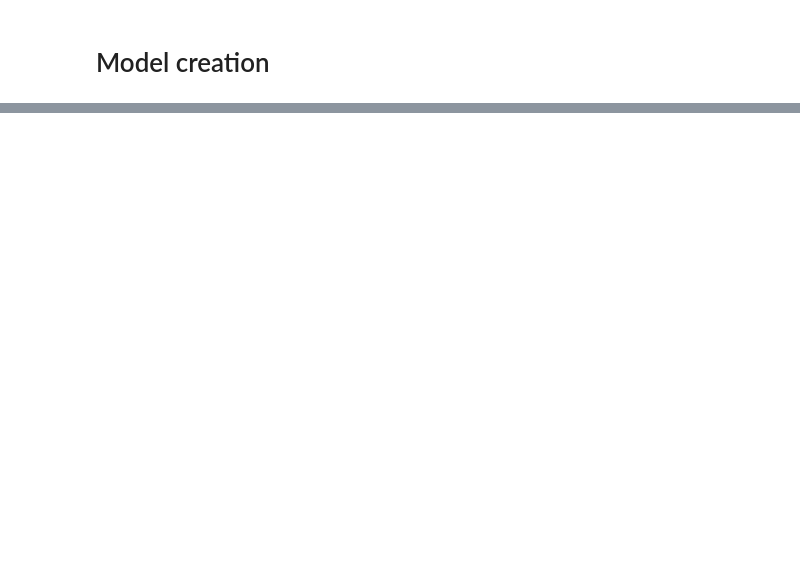
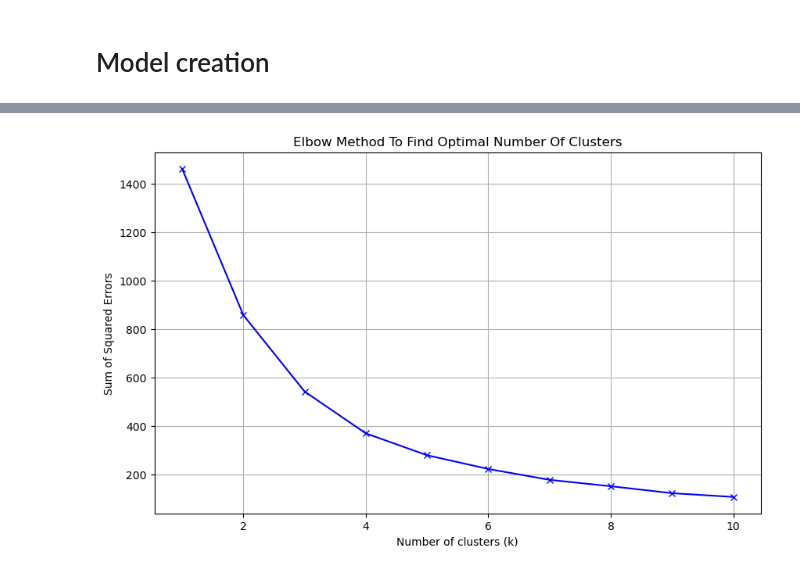
Before and after one commit to muohannedxd/day-type-identification-of-electricity-load, a Jupyter notebook: analysis.ipynb, the cells around one changed output, grey strips where cells are left out. Saved outputs shown, nothing was run; the diff lists cells and outputs as text; code cells hidden in the pictures; blank space fills up the shorter version.

```diff
--- a/analysis.ipynb
+++ b/analysis.ipynb
@@ -34,0 +28,6 @@ plt.plot(ts_data.index, ts_data["pma"])
+# %%
+ts_data = pd.read_excel("pma.xlsx")
+ts_data = ts_data.reset_index().drop("index", axis=1)
+ts_data["time"] = pd.to_datetime(ts_data["time"])
+ts_data = ts_data.set_index("time")
+ts_data.head()
@@ -60,7 +67,7 @@ def create_features(df):
     df = df.copy()
     df["date"] = df.index.date
     df['hour'] = df.index.hour
-    df['dayofweek'] = df.index.dayofweek
+    df['dayofweek'] = ((df.index.dayofweek + 8) % 7) + 1
     df['quarter'] = df.index.quarter
     df['month'] = df.index.month
     df['year'] = df.index.year
@@ -135,0 +230,6 @@ test.groupby(['date'])['error'].mean().sort_values(ascending=False).head(5)
+# %%
+ts_bydate = df.groupby("date").agg({"pma": "median", "tmp": "mean", "year": "min", "month": "min", "dayofmonth": "min", "dayofyear": "min", "is_special_day": "min", "season": "min", "dayofweek": "min", "quarter": "min"})
+
+ts_bydate.index = pd.to_datetime(ts_bydate.index)
+
+ts_bydate.head()
@@ -135,0 +244,13 @@ test.groupby(['date'])['error'].mean().sort_values(ascending=False).head(5)
+# %%
+from sklearn.decomposition import PCA
+from sklearn.preprocessing import StandardScaler, MinMaxScaler
+from sklearn.cluster import KMeans, AgglomerativeClustering, DBSCAN
+from sklearn.metrics import silhouette_score
+
+pca = PCA(n_components=0.99)
+standard_scaler = StandardScaler()
+
+daily_transformed = pca.fit_transform(ts_bydate)
+daily_transformed = standard_scaler.fit_transform(daily_transformed)
+
+daily_transformed
@@ -135,0 +265,17 @@ test.groupby(['date'])['error'].mean().sort_values(ascending=False).head(5)
+# %%
+sse = []
+k_values = range(1, 11)
+
+for k in k_values:
+    kmeans = KMeans(n_clusters=k, n_init=10)
+    kmeans.fit(daily_transformed)
+    sse.append(kmeans.inertia_) # inertia is SSE
+
+plt.figure(figsize=[10, 6])
+plt.plot(k_values, sse, 'bx-')
+plt.xlabel('Number of clusters (k)')
+plt.ylabel('Sum of Squared Errors')
+plt.title('Elbow Method To Find Optimal Number Of Clusters')
+plt.show()
+# %% [output]
+[figure, added]
```
Also changed, not shown: parts of 45 cells of this notebook, 2 other files.
